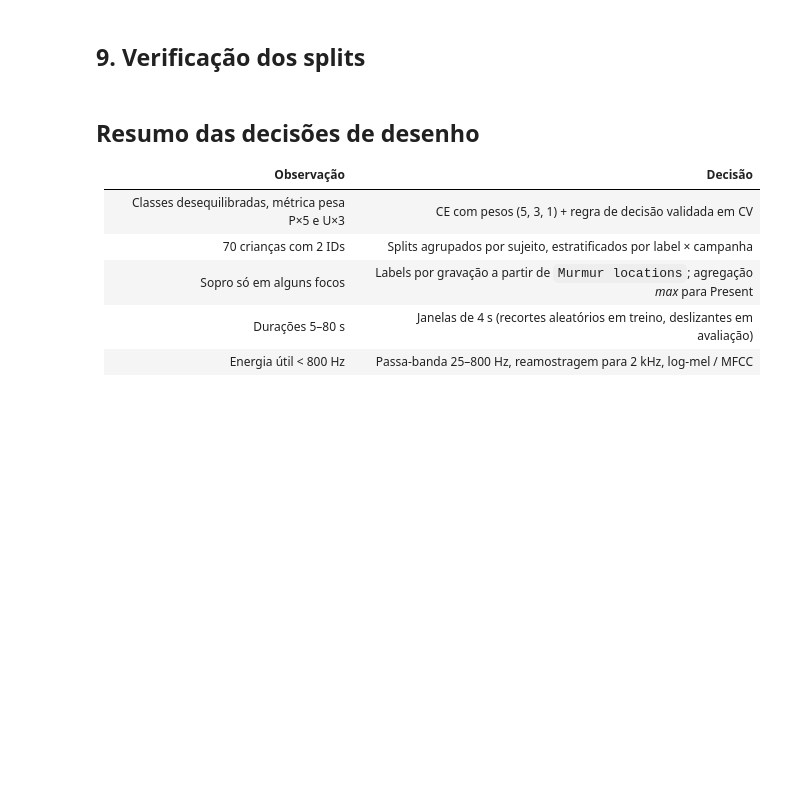
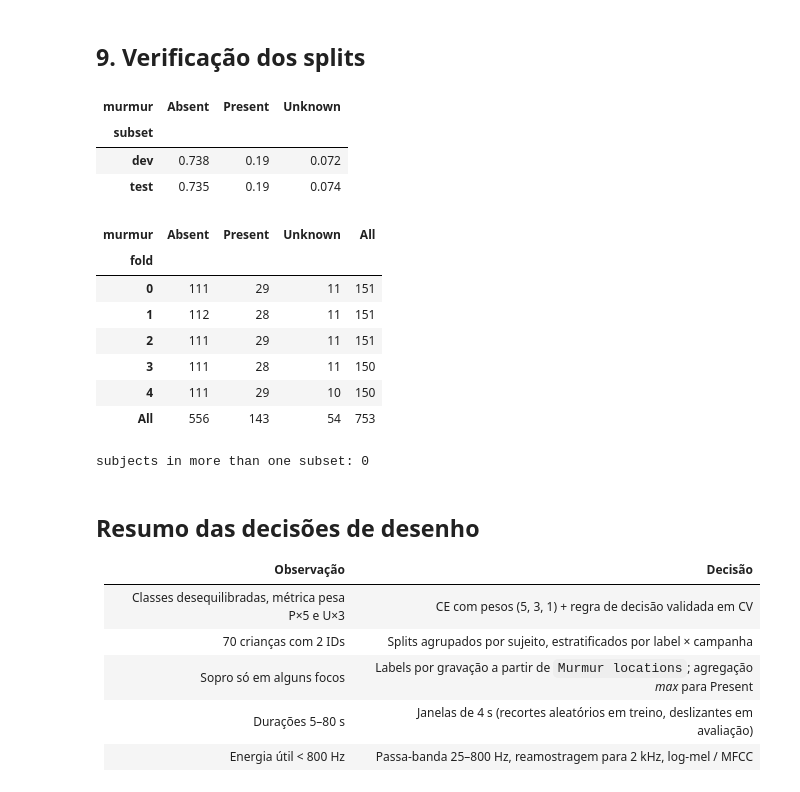
Before and after one commit to bsoeiro5/trabalho-ml, a Jupyter notebook: notebooks/01_eda.ipynb, the cells around one changed output. Cells and saved outputs as stored; diff of their text form; code cells hidden in the pictures; blank space fills up the shorter version.

```diff
--- a/notebooks/01_eda.ipynb
+++ b/notebooks/01_eda.ipynb
@@ -220,12 +332,26 @@ sequenciais (RNN) em vez de estatísticas globais.
 # %% [markdown]
 ## 9. Verificação dos splits
 # %%
-splits_path = ROOT / "splits" / "splits.csv"
+splits_path = ROOT / "configs" / "splits.csv"
 if splits_path.exists():
     splits = pd.read_csv(splits_path)
     display(pd.crosstab(splits["subset"], splits["murmur"], normalize="index").round(3))
     display(pd.crosstab(splits.loc[splits["subset"] == "dev", "fold"], splits["murmur"], margins=True))
     print("subjects in more than one subset:", splits.groupby("subject_id")["subset"].nunique().gt(1).sum())
+# %% [output]
+| murmur | Absent | Present | Unknown |
+| subset |  |  |  |
+| dev | 0.738 | 0.19 | 0.072 |
+| test | 0.735 | 0.19 | 0.074 |
+| murmur | Absent | Present | Unknown | All |
+| fold |  |  |  |  |
+| 0 | 111 | 29 | 11 | 151 |
+| 1 | 112 | 28 | 11 | 151 |
+| 2 | 111 | 29 | 11 | 151 |
+| 3 | 111 | 28 | 11 | 150 |
+| 4 | 111 | 29 | 10 | 150 |
+| All | 556 | 143 | 54 | 753 |
+subjects in more than one subset: 0
 # %% [markdown]
 ## Resumo das decisões de desenho
 
```
Also changed, not shown: parts of 15 cells of this notebook, 34 other files.
